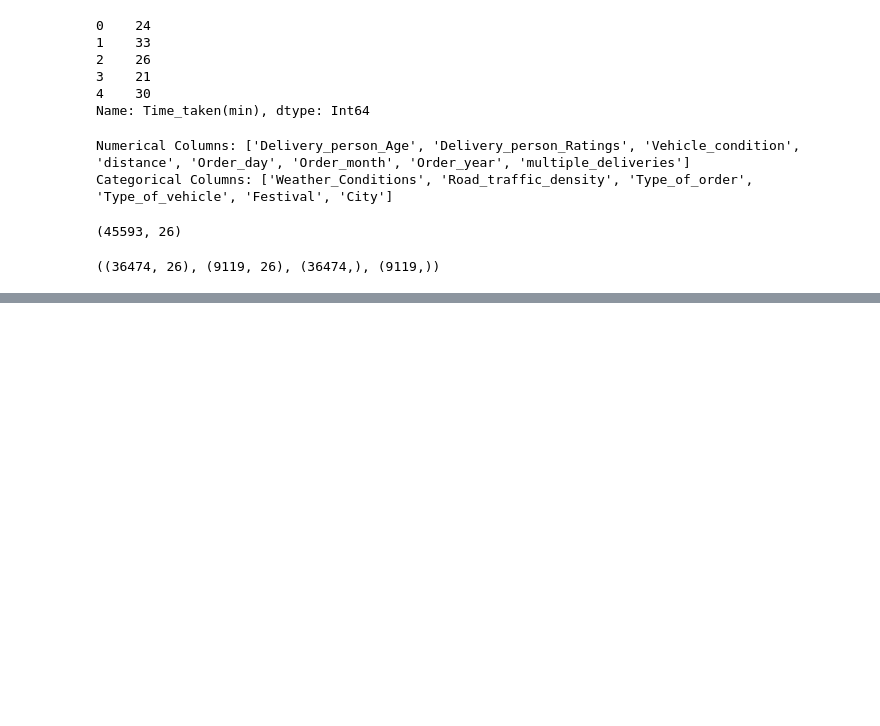
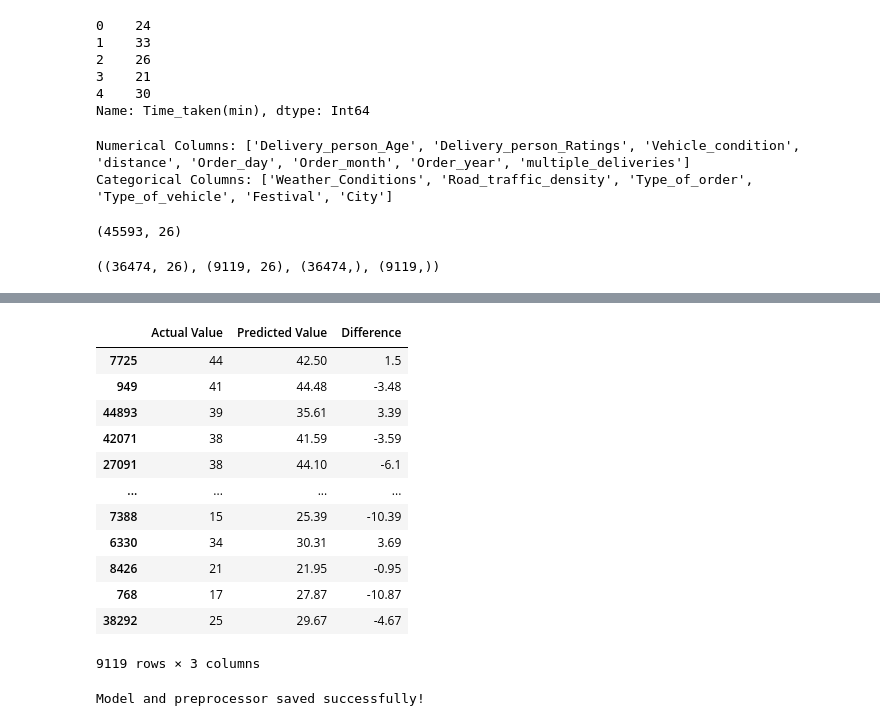
Before and after one commit to ckakgun/customer_delivery_predictor, a Jupyter notebook: notebook/Model_Training.ipynb, the cells around one changed output, grey strips where cells are left out. Saved outputs shown, nothing was run; the diff lists cells and outputs as text; code cells hidden in the pictures; blank space fills up the shorter version.

```diff
--- a/notebook/Model_Training.ipynb
+++ b/notebook/Model_Training.ipynb
@@ -182,3 +271,39 @@ ValueError: could not convert string to float: 'VADRES11DEL01 '
+# %%
+
+pred_df=pd.DataFrame({'Actual Value':y_test,'Predicted Value':y_pred,'Difference':y_test-y_pred})
+pred_df
+# %% [output]
+|  | Actual Value | Predicted Value | Difference |
+| 7725 | 44 | 42.50 | 1.5 |
+| 949 | 41 | 44.48 | -3.48 |
+| 44893 | 39 | 35.61 | 3.39 |
+| 42071 | 38 | 41.59 | -3.59 |
+| 27091 | 38 | 44.10 | -6.1 |
+| ... | ... | ... | ... |
+| 7388 | 15 | 25.39 | -10.39 |
+| 6330 | 34 | 30.31 | 3.69 |
+| 8426 | 21 | 21.95 | -0.95 |
+| 768 | 17 | 27.87 | -10.87 |
+| 38292 | 25 | 29.67 | -4.67 |
+9119 rows × 3 columns
+# %%
+# Model Save
+import joblib
+from pathlib import Path
+
+# Create models directory if it doesn't exist
+Path("models").mkdir(exist_ok=True)
+
+# Save the best model (Random Forest)
+best_model = models["Random Forest"]
+joblib.dump(best_model, 'models/random_forest_model.joblib')
+
+# Save the preprocessor
+joblib.dump(preprocessor, 'models/preprocessor.joblib')
+
+print("Model and preprocessor saved successfully!")
+# %% [output]
+Model and preprocessor saved successfully!
 # %%
 #Model Load
 # %%
```
Also changed, not shown: parts of 13 cells of this notebook, 2 other files.
